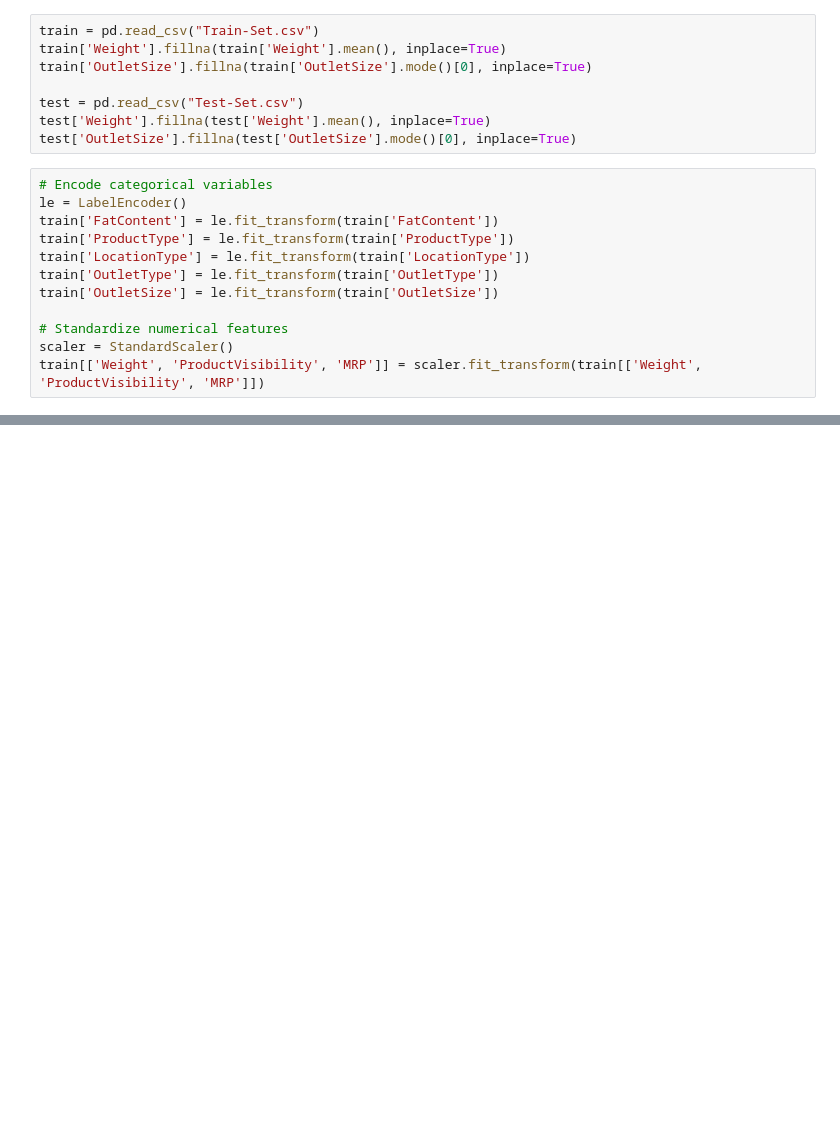
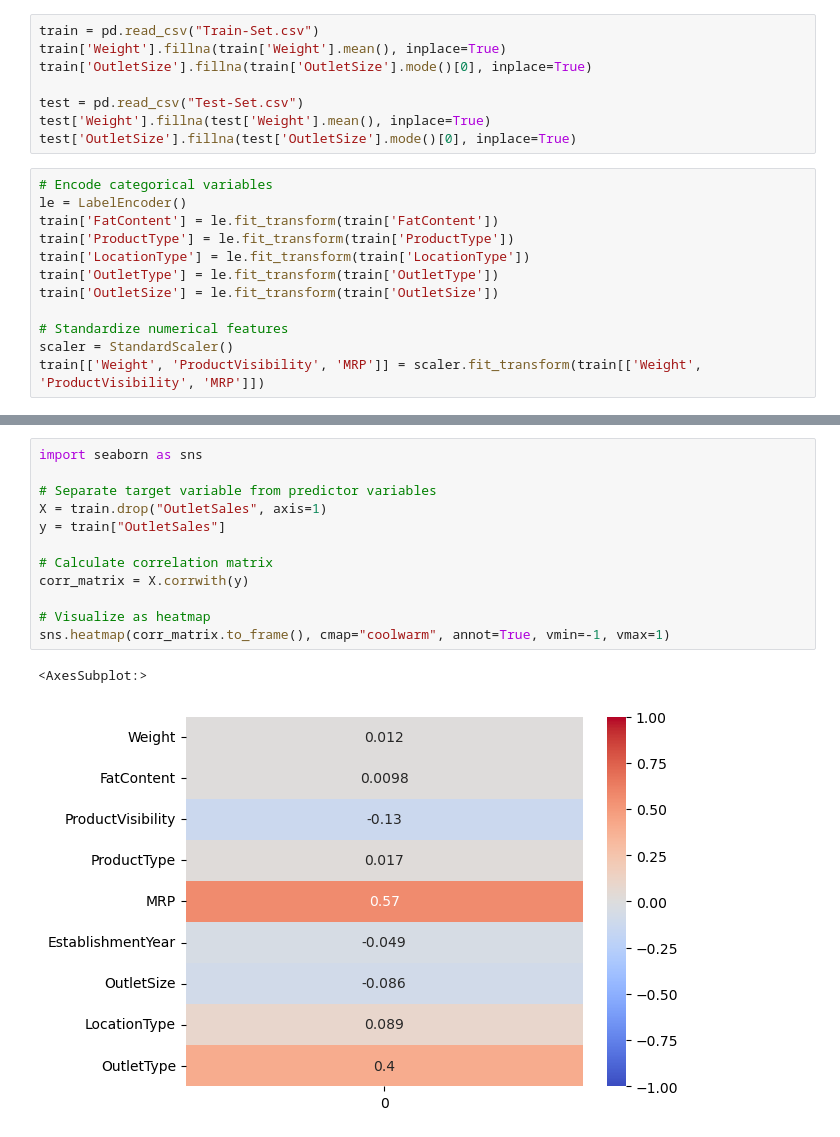
Before and after one commit to saichan0529/Data-Analysis-Project, a Jupyter notebook: final_project.ipynb, the cells around one changed output, grey strips where cells are left out. Drawn from its saved outputs; the diff is of its cells as text; blank space fills up the shorter version.

```diff
--- a/final_project.ipynb
+++ b/final_project.ipynb
@@ -26,0 +68,15 @@ train[['Weight', 'ProductVisibility', 'MRP']] = scaler.fit_transform(train[['Wei
+# %%
+import seaborn as sns
+
+# Separate target variable from predictor variables
+X = train.drop("OutletSales", axis=1)
+y = train["OutletSales"]
+
+# Calculate correlation matrix
+corr_matrix = X.corrwith(y)
+
+# Visualize as heatmap
+sns.heatmap(corr_matrix.to_frame(), cmap="coolwarm", annot=True, vmin=-1, vmax=1)
+# %% [output]
+<AxesSubplot:>
+[figure, added]
```
Also changed, not shown: parts of 13 cells of this notebook.
